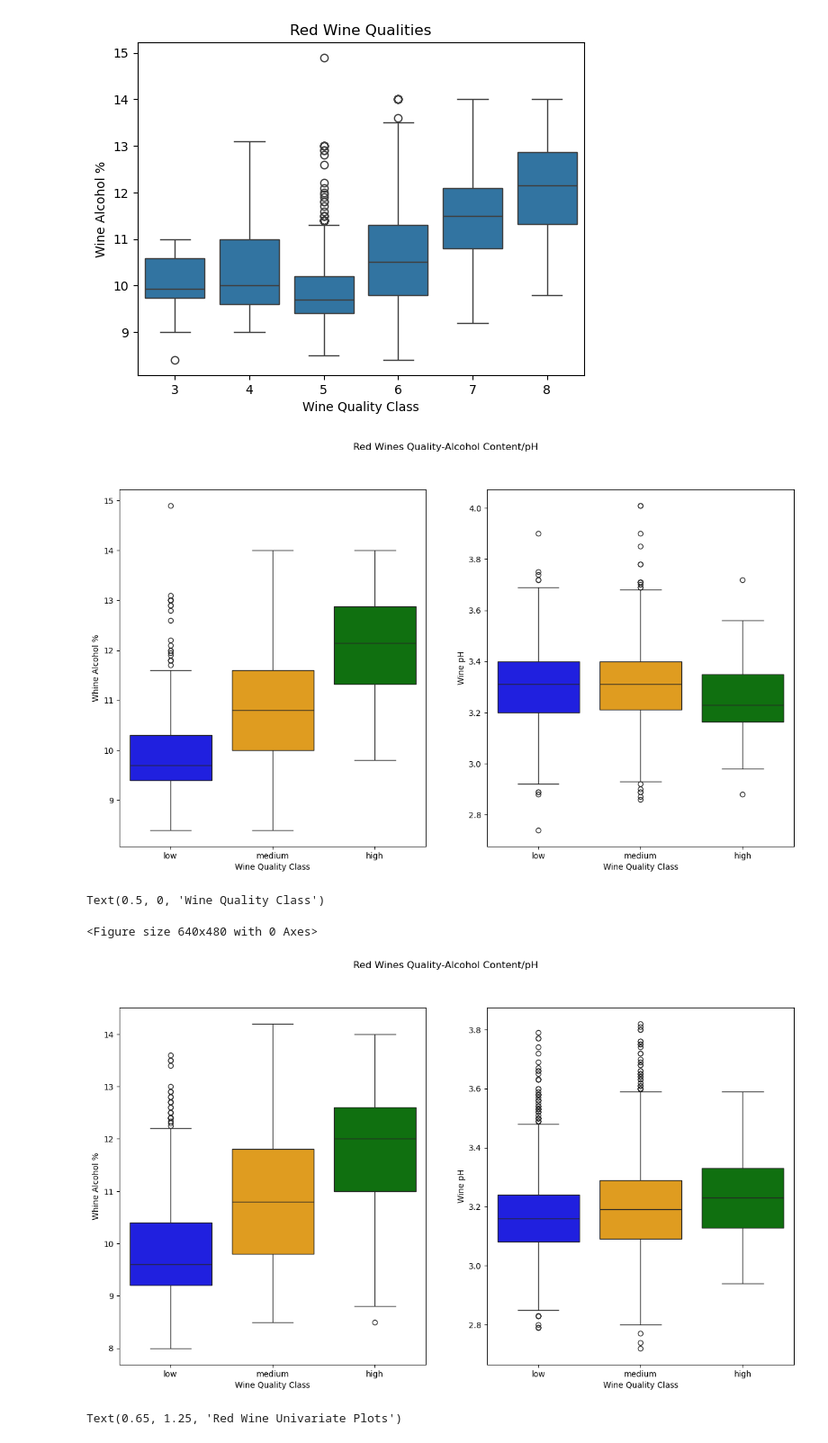
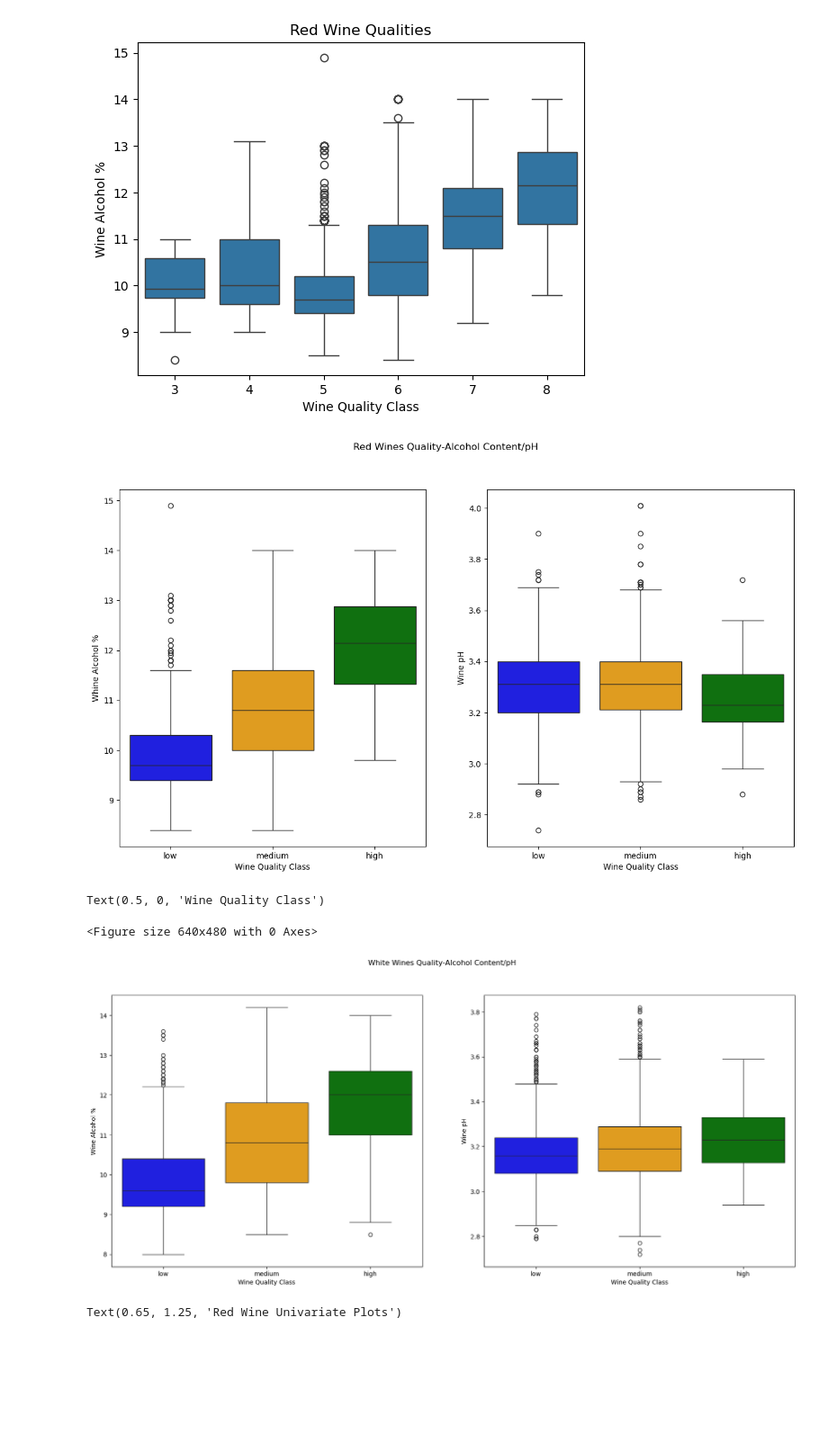
Before and after one commit to bbhatta10/Wine-Project, a Jupyter notebook: wine.ipynb, the cells around one changed output. Shown at 90% size. Cells and saved outputs as stored; diff of their text form; code cells hidden in the pictures; blank space fills up the shorter version.

```diff
--- a/wine.ipynb
+++ b/wine.ipynb
@@ -426,53 +400,33 @@ plt.show()
 [figure]
 [figure]
 # %%
-# Seaborn
-
-import seaborn as sns
-import matplotlib.pyplot as plt
-import numpy as num
-import pandas as pd
-# red_wine = pd.read_csv('winequality-red.csv', delimiter= ';')
-# red_wine
-
-# red_wine = pd.read_csv('winequality-red.csv', delimiter= ';')
-# red_wine['quality_label'] = pd.Categorical(
-#     red_wine['quality'].apply(lambda value :'low' if value <= 5 else 'medium' if value <=7 else 'high'),
-#     categories=['low','medium','high']
-# # )
-# white_wine = pd.read_csv('winequality-white.csv',delimiter=';')
-# white_wine['quality_label'] = pd.Categorical(
-#     white_wine['quality'].apply(lambda value :'low' if value <= 5 else 'medium' if value <=7 else 'high'),
-#     categories=['low','medium','high']
-# )
-
 fig,ax = plt.subplots(1,2, figsize = (15,8))
 sns.boxplot(data=red_wine, x= 'quality_label', palette= {'low' : 'blue', 'medium' : 'orange', 'high': 'green'}, y='alcohol', order=['low', 'medium', 'high'],ax=ax[0],hue='quality_label',legend=False) #prevent duplicate legends
 sns.boxplot(data=red_wine, x='quality_label', palette= {'low' : 'blue', 'medium' : 'orange', 'high': 'green'}, y='pH', order=['low', 'medium', 'high'],hue='quality_label',legend=False)
 fig.suptitle('Red Wines Quality-Alcohol Content/pH')
 ax[0].set_ylabel('Whine Alcohol %')
 ax[1].set_ylabel('Wine pH')
 ax[0].set_xlabel('Wine Quality Class')
 ax[1].set_xlabel('Wine Quality Class')
 
 plt.show()
 plt.tight_layout()
 
 
-fig,ax = plt.subplots(1,2, figsize = (15,8))
+fig,ax = plt.subplots(1,2, figsize = (20,8))
 
 sns.boxplot(data=white_wine, x='quality_label', y='alcohol', order=['low', 'medium', 'high'],ax=ax[0], palette= {'low' : 'blue', 'medium' : 'orange', 'high': 'green'},hue='quality_label',legend=False)
 sns.boxplot(data=white_wine, x='quality_label', y='pH', order=['low', 'medium', 'high'],ax=ax[1], palette= {'low' : 'blue', 'medium' : 'orange', 'high': 'green'},hue='quality_label',legend=False)
-fig.suptitle('Red Wines Quality-Alcohol Content/pH')
-ax[0].set_ylabel('Whine Alcohol %')
+fig.suptitle('White Wines Quality-Alcohol Content/pH')
+ax[0].set_ylabel('Wine Alcohol %')
 ax[1].set_ylabel('Wine pH')
 ax[0].set_xlabel('Wine Quality Class')
 ax[1].set_xlabel('Wine Quality Class')
 # %% [output]
 [figure]
 Text(0.5, 0, 'Wine Quality Class')
 <Figure size 640x480 with 0 Axes>
-[figure, old version]
+[figure, new version]
 # %%
 #histogram for red wine
 
```
Also changed, not shown: parts of 35 cells of this notebook.
